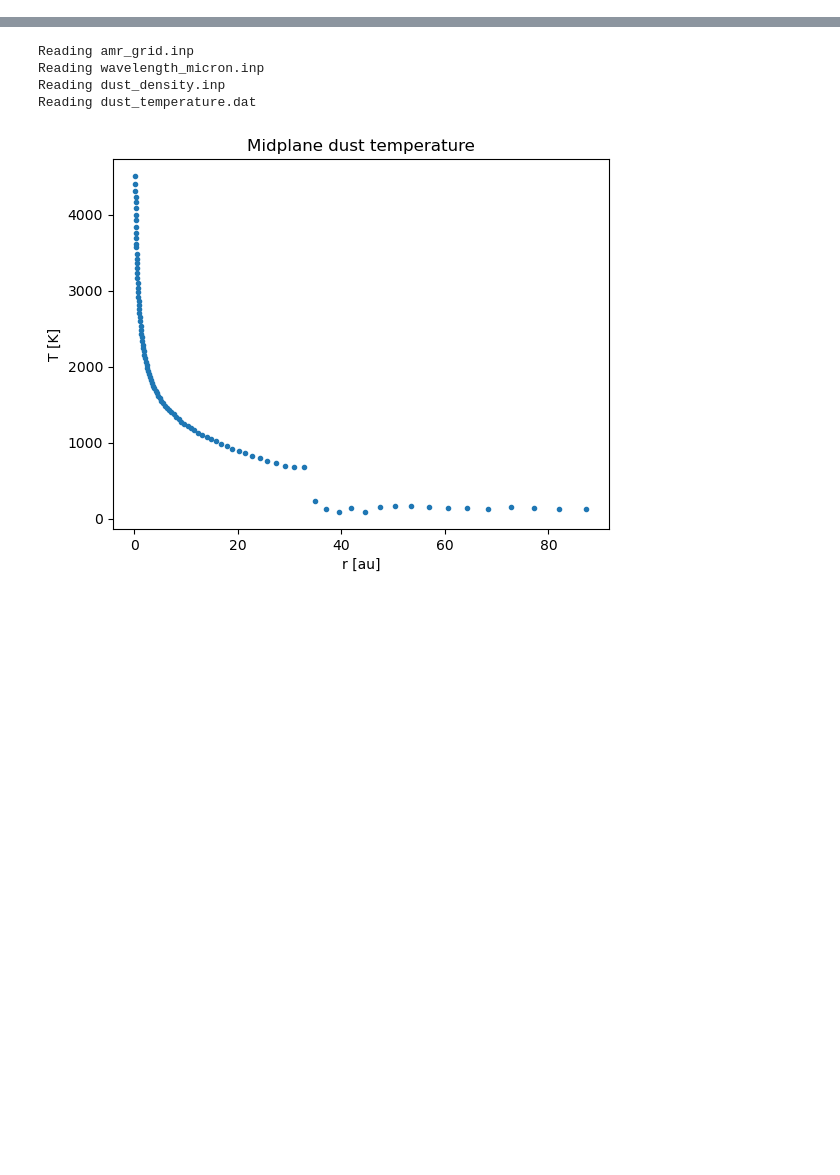
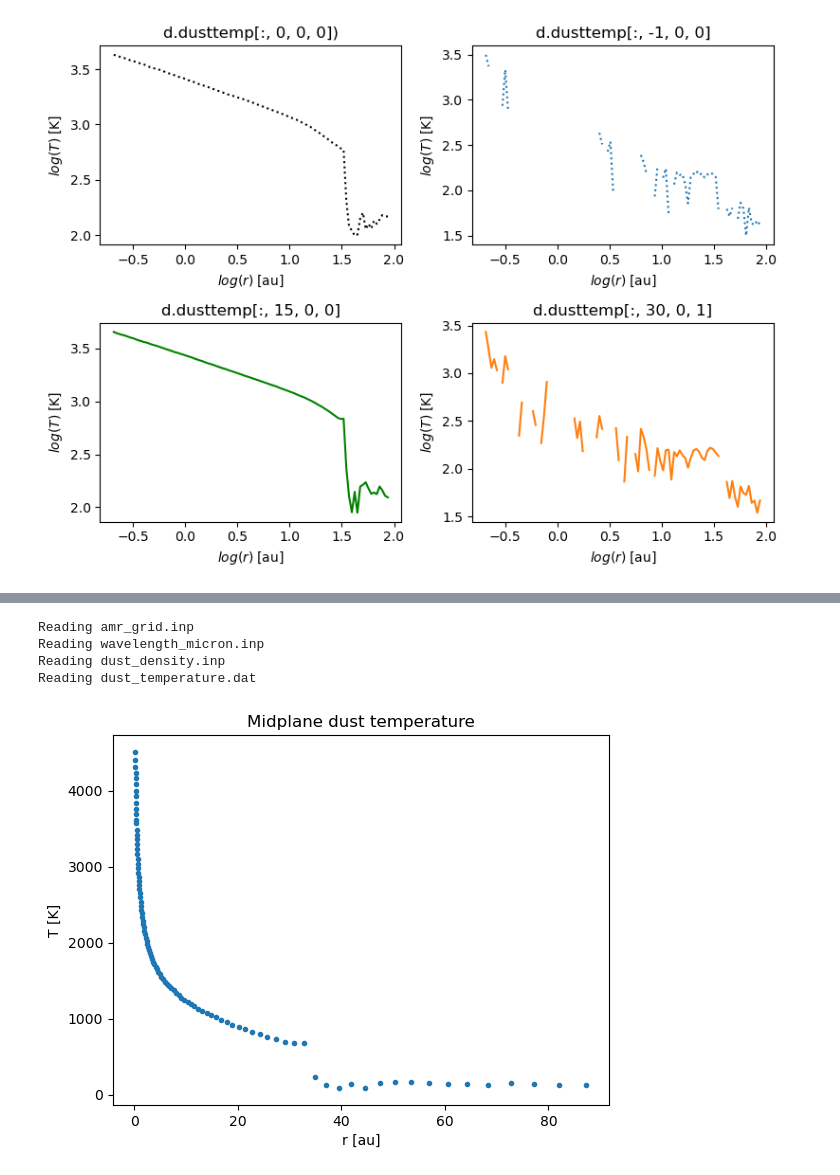
Before and after one commit to VWelke/Circumplanetary_Disk, a Jupyter notebook: CPD_simple_1_test__no_planet/testTemp.ipynb, the cells around one changed output, grey strips where cells are left out. Drawn from its saved outputs; the diff is of its cells as text; code cells hidden in the pictures; blank space fills up the shorter version.

```diff
--- a/CPD_simple_1_test__no_planet/testTemp.ipynb
+++ b/CPD_simple_1_test__no_planet/testTemp.ipynb
@@ -86,0 +104,34 @@ Reading dust_temperature.dat
+# %%
+# Subplots of T in different theta layers
+fig, axs = plt.subplots(2, 2, figsize=(8, 6))
+
+
+axs[0, 0].plot(np.log10(d.grid.x / au), np.log10(d.dusttemp[:, 0, 0, 0]), ':', color='black')
+axs[0, 0].set_title('d.dusttemp[:, 0, 0, 0])')
+axs[0, 0].set_xlabel(r'$log(r)\;[\mathrm{au}]$')
+axs[0, 0].set_ylabel(r'$log(T)\;[\mathrm{K}]$')
+
+
+axs[0, 1].plot(np.log10(d.grid.x / au), np.log10(d.dusttemp[:, -1, 0, 0]), ':', color='C0')
+axs[0, 1].set_title('d.dusttemp[:, -1, 0, 0]')
+axs[0, 1].set_xlabel(r'$log(r)\;[\mathrm{au}]$')
+axs[0, 1].set_ylabel(r'$log(T)\;[\mathrm{K}]$')
+
+axs[1, 0].plot(np.log10(d.grid.x / au), np.log10(d.dusttemp[:, 15, 0, 0]), color='green')
+axs[1, 0].set_title('d.dusttemp[:, 15, 0, 0]')
+axs[1, 0].set_xlabel(r'$log(r)\;[\mathrm{au}]$')
+axs[1, 0].set_ylabel(r'$log(T)\;[\mathrm{K}]$')
+
+
+axs[1, 1].plot(np.log10(d.grid.x / au), np.log10(d.dusttemp[:, 30, 0, 1]), color='C1')
+axs[1, 1].set_title('d.dusttemp[:, 30, 0, 1]')
+axs[1, 1].set_xlabel(r'$log(r)\;[\mathrm{au}]$')
+axs[1, 1].set_ylabel(r'$log(T)\;[\mathrm{K}]$')
+
+# Adjust layout
+plt.tight_layout()
+
+# Show the plot
+plt.show()
+# %% [output]
+[figure, added]
```
Also changed, not shown: parts of 5 cells of this notebook, 20 other files.
